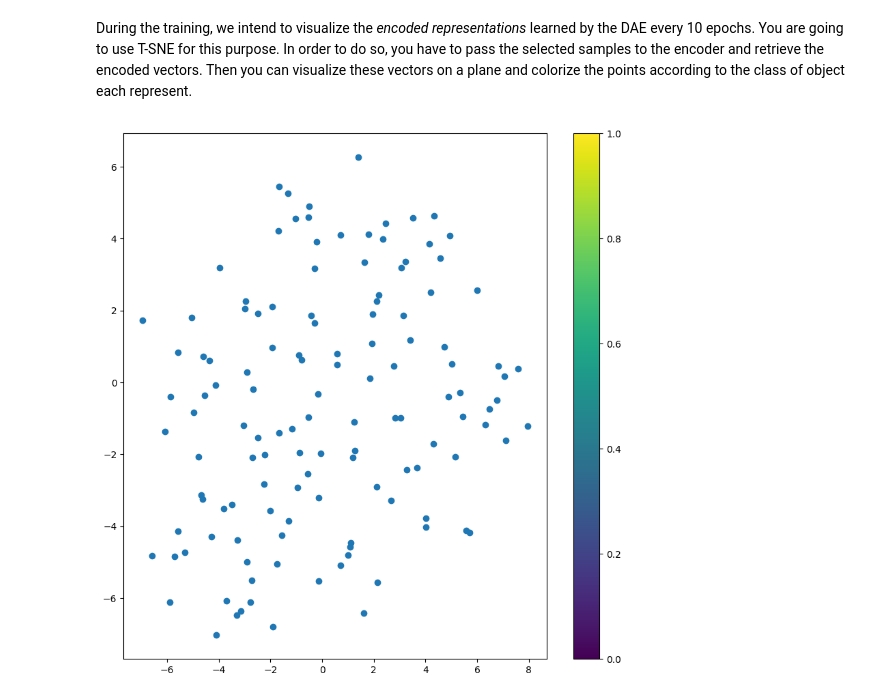
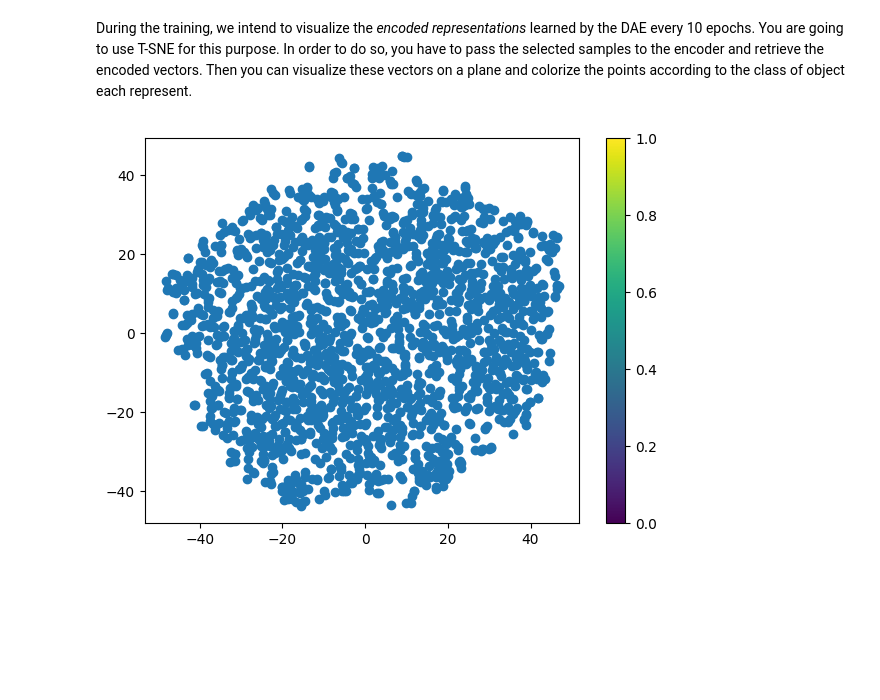
Before and after one commit to Farhadi71/Farhadi71, a Jupyter notebook: DAE.ipynb, the cells around one changed output. Cells and saved outputs as stored; diff of their text form; code cells hidden in the pictures; blank space fills up the shorter version.

```diff
--- a/DAE.ipynb
+++ b/DAE.ipynb
@@ -55,7 +70,7 @@ torch.Size([60000, 28, 28]) torch.Size([10000, 28, 28])
 ##############################
 # Your code goes here (10 points)
 def AddNoiseToImages(image):
-  image = torch.tensor(image)
+  image = image.clone().detach()
   imageSTD = torch.std(image)
   imageMean = torch.mean(image)
   noise = torch.randn_like(image)* imageSTD + imageMean
@@ -235,39 +260,39 @@ During the training, we intend to visualize the *encoded representations* learne
 # %%
 from sklearn.manifold import TSNE
 
 def visualize():
   # Plot the encoded representations of the first 2000
   # images from `fm_train_set` on a plane.
   # You must first pass the images to
   # the encoder to get the encoded vectors, and then you
   # must transform these vectors to 2D space using TSNE
   # and plot the points.
   ##############################
   # Your code goes here (15 points)
   encoder.eval()
 
-  for i, data in enumerate(train_loader):
-    img, label = data
-    img = img.to(device)
-    label=label.to(device)
-    imgd=encoder(img.unsqueeze(1).float())
-    tsne = TSNE(n_components=2, random_state=0)
-    encoded_vectors_2d = tsne.fit_transform(imgd.cpu().detach().numpy())
+  trainLoder = DataLoader(train_set, batch_size=2000, shuffle=True)
+  for images, labels in trainLoder:
+    images = images.to(device)
+    labels = labels.to(device)
 
+  encodedImage = encoder(images.unsqueeze(1).float())
+  tsne = TSNE(n_components=2, random_state=0)
+  encoded2D = tsne.fit_transform(encodedImage.cpu().detach().numpy())
 
-    plt.figure(figsize=(10, 10))
-    plt.scatter(encoded_vectors_2d[:, 0], encoded_vectors_2d[:, 1])
-    plt.colorbar()
-    plt.show()
-    break
+  plt.figure(figsize=(7, 5))
+  plt.scatter(encoded2D[:, 0], encoded2D[:, 1])
+  plt.colorbar()
+  plt.show()
+
 
   encoder.train()
   ##############################
 
 # Testing the function
 visualize()
 # %% [output]
-[figure, old version]
+[figure, new version]
 # %%
 def train(n_epochs, optimizer, model, loss_fn, train_loader):
     for epoch in range(1, n_epochs + 1):
```
Also changed, not shown: parts of 9 cells of this notebook.
